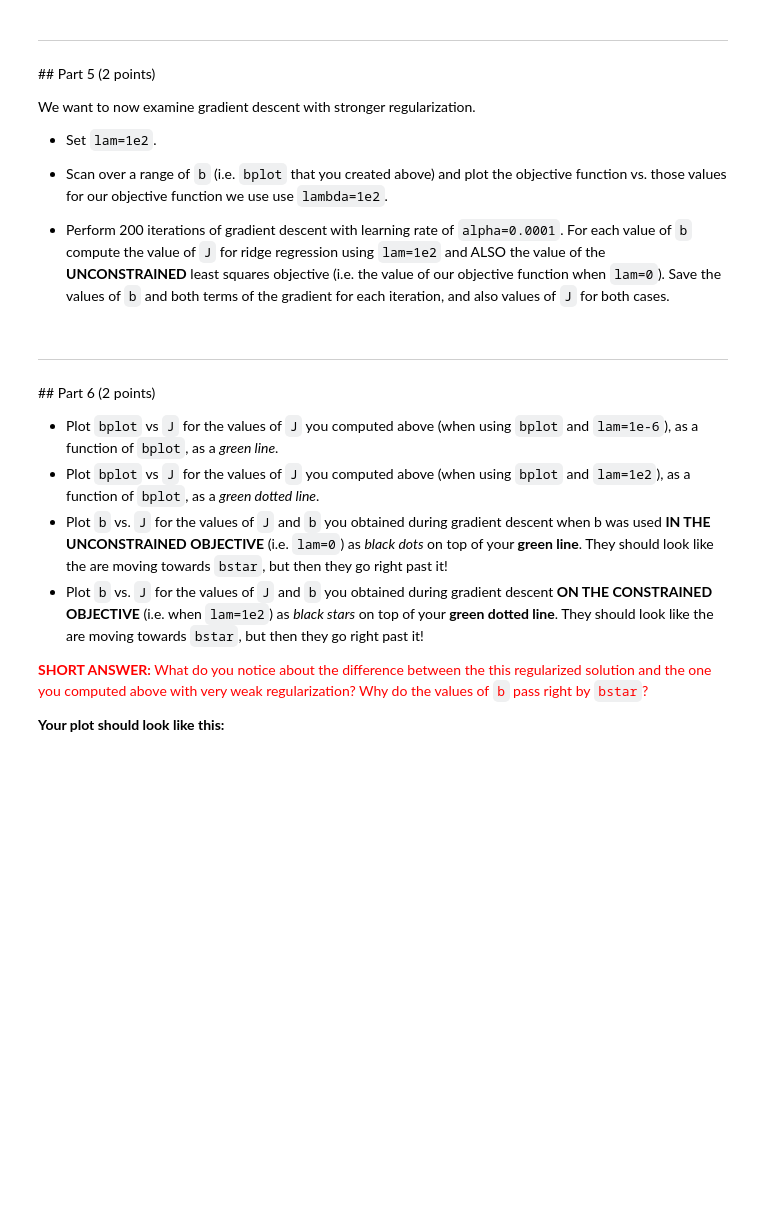
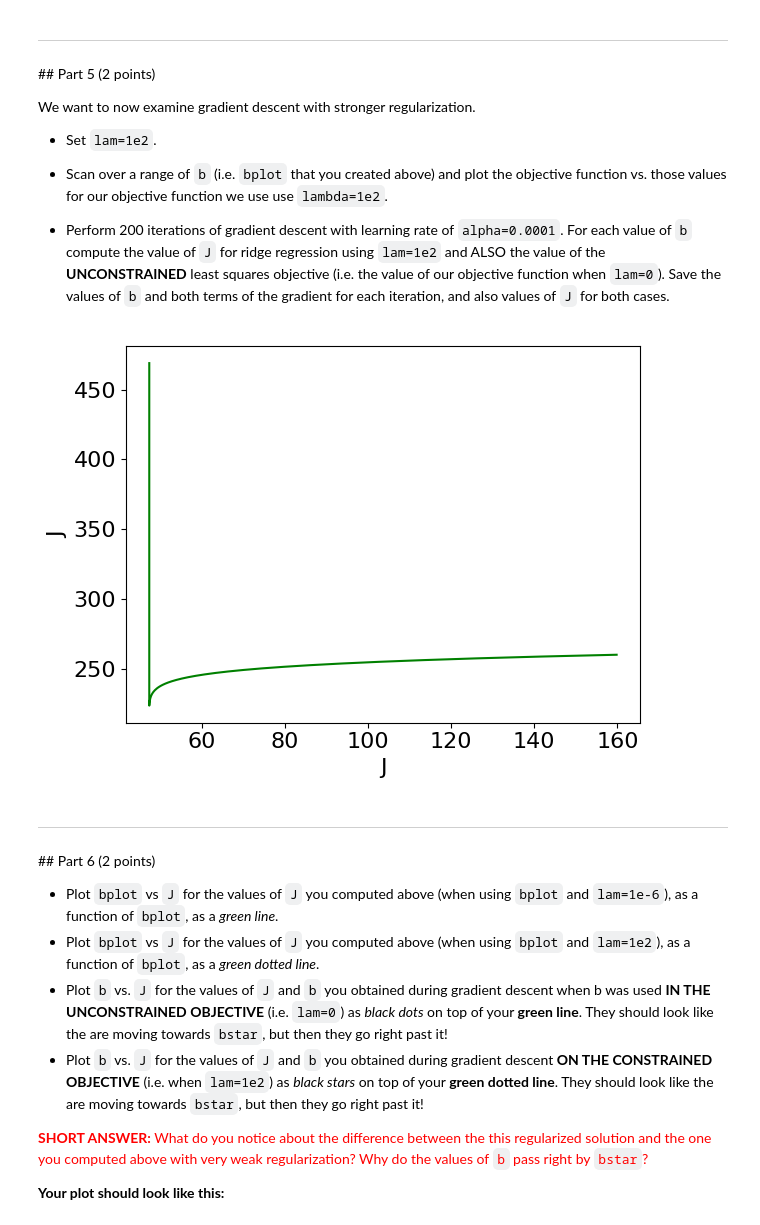
Before and after one commit to Urvi-M/BE559, a Jupyter notebook: Homework2_part3_v2.ipynb, the cells around one changed output. Cells and saved outputs as stored; diff of their text form; code cells hidden in the pictures; blank space fills up the shorter version.

```diff
--- a/Homework2_part3_v2.ipynb
+++ b/Homework2_part3_v2.ipynb
@@ -112,6 +159,39 @@ We want to now examine gradient descent with stronger regularization.
 * Scan over a range of `b` (i.e. `bplot` that you created above) and plot the objective function vs. those values for our objective function we use use `lambda=1e2`.
 
 * Perform 200 iterations of gradient descent with learning rate of `alpha=0.0001`. For each value of `b` compute the value of `J` for ridge regression using `lam=1e2` and ALSO the value of the **UNCONSTRAINED** least squares objective (i.e. the value of our objective function when `lam=0`). Save the values of `b` and both terms of the gradient for each iteration, and also values of `J` for both cases.
+# %%
+lam_big=10**(2)
+J_big = []
+
+for b in bplot_:
+    J_big.append(obj(t, x, b,lam_big))
+plt.plot(J_ridge, J_big, 'g-')
+plt.ylabel('J')
+plt.xlabel('J');
+plt.tight_layout()
+
+
+J_new = [] #save J
+gs_big = [] #unreg reg
+R_big = [] #ridge term
+bs_big = [] #save b
+b = b0
+iters = 200
+alpha = 0.0001
+
+for i in range(iters):
+    J_new.append(obj(t, x, b,lam_big))
+    g,r = gradient(t, x, b, lam_big)
+    gs_big.append(g)
+    R_big.append(r)
+    b = b - alpha * (g+r)
+    bs_big.append(b)
+
+J_0 = [] #save J un constrained
+for b in bs_big:
+    J_0.append(obj(t, x, b,0))
+# %% [output]
+[figure, added]
 # %% [markdown]
 ---
 ## Part 6 (2 points)
```
Also changed, not shown: parts of 41 cells of this notebook.
